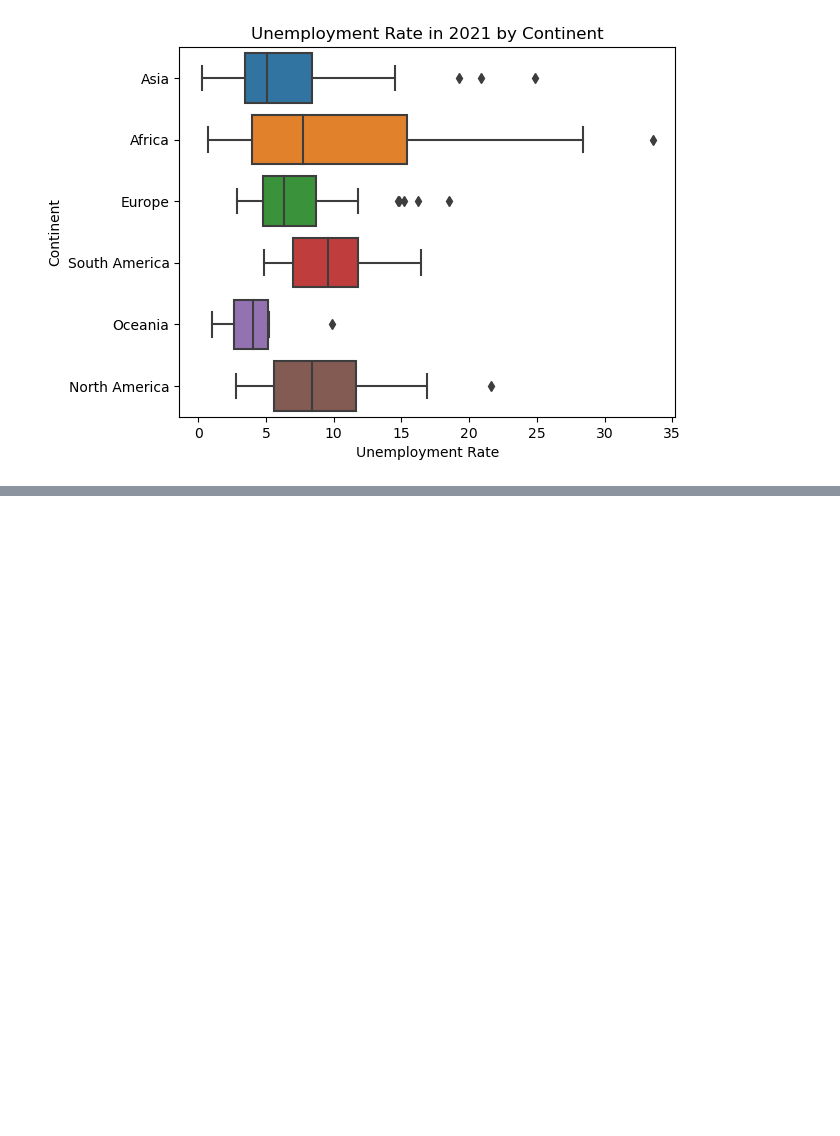
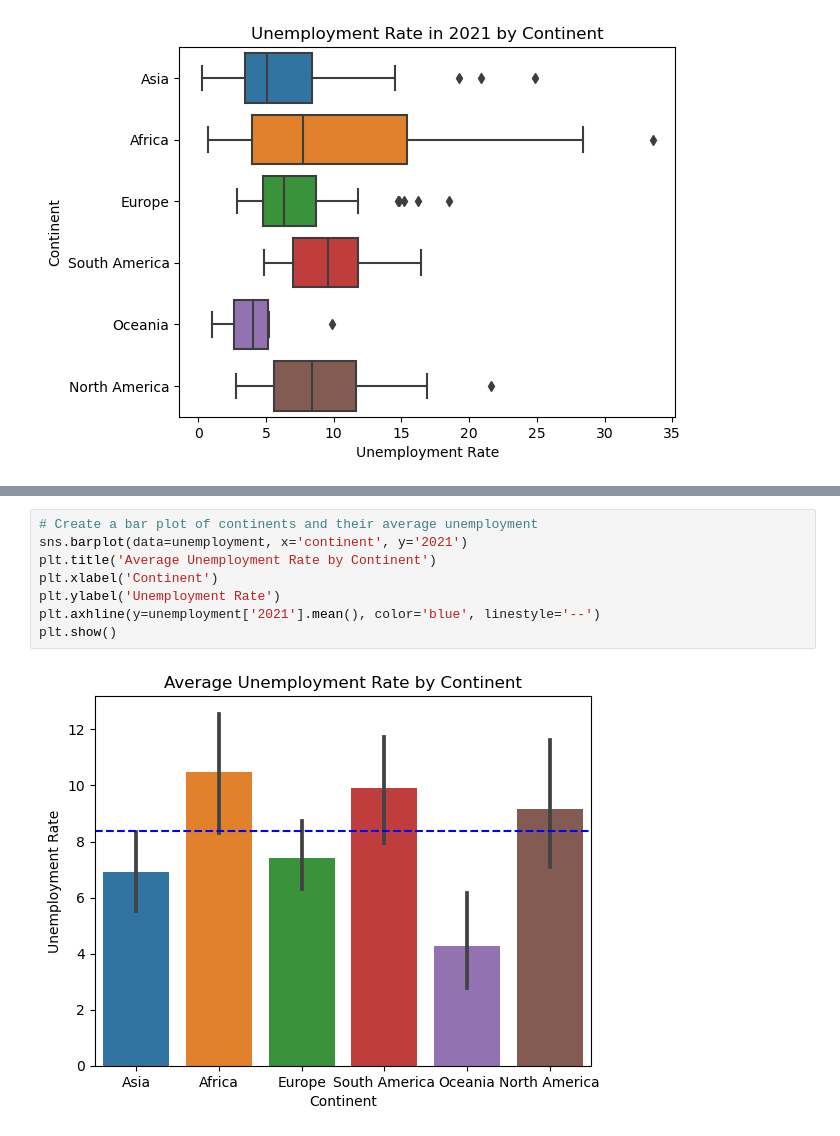
Before and after one commit to mezamateoj/DataProjects, a Jupyter notebook: EDA-Study/first_explorations.ipynb, the cells around one changed output, grey strips where cells are left out. Saved outputs shown, nothing was run; the diff lists cells and outputs as text; blank space fills up the shorter version.

```diff
--- a/EDA-Study/main.ipynb
+++ b/EDA-Study/first_explorations.ipynb
@@ -228,0 +311,10 @@ plt.show()
+# %%
+# Create a bar plot of continents and their average unemployment
+sns.barplot(data=unemployment, x='continent', y='2021')
+plt.title('Average Unemployment Rate by Continent')
+plt.xlabel('Continent')
+plt.ylabel('Unemployment Rate')
+plt.axhline(y=unemployment['2021'].mean(), color='blue', linestyle='--')
+plt.show()
+# %% [output]
+[figure, added]
```
Also changed, not shown: parts of 9 cells of this notebook.
